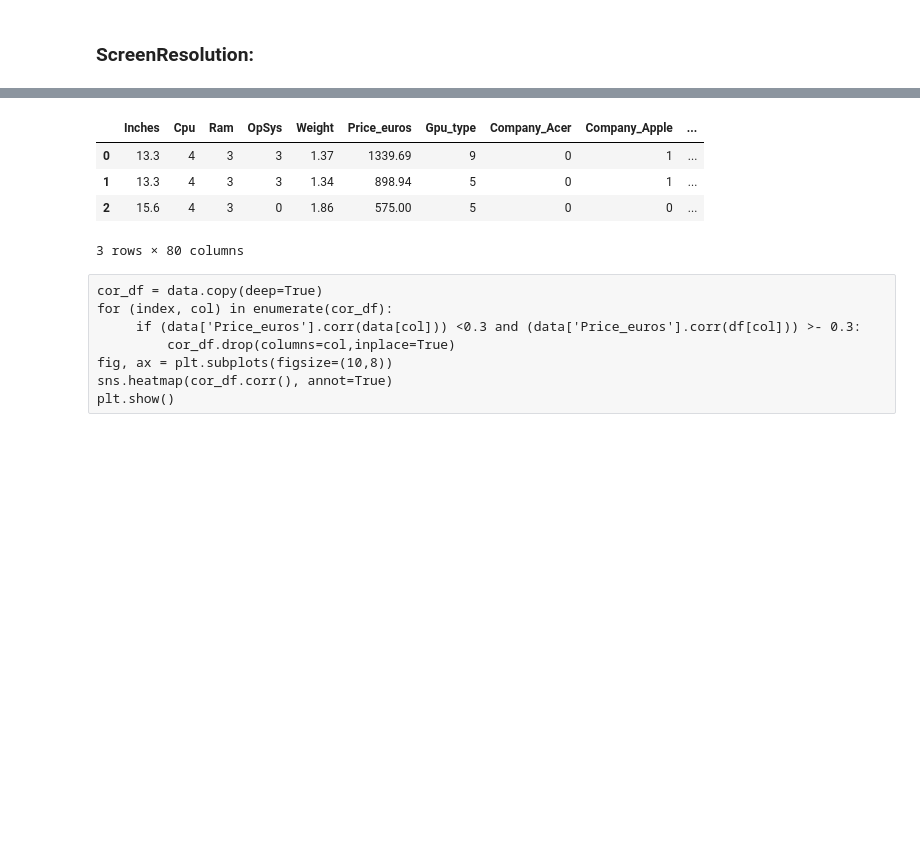
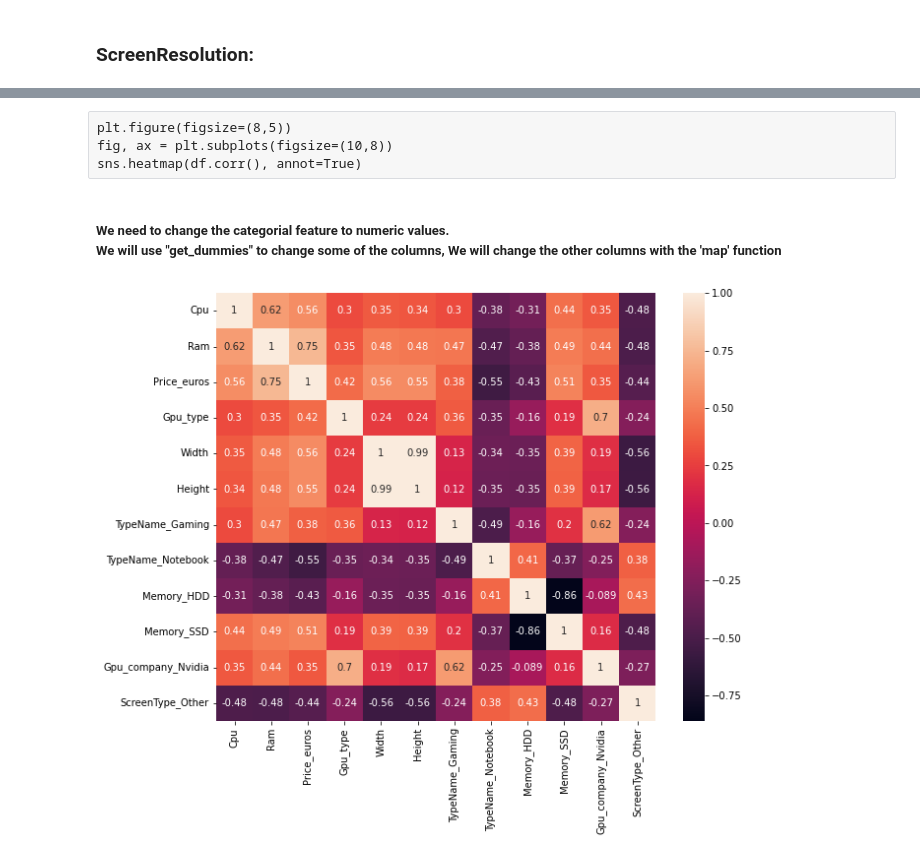
Before and after one commit to NoaAmichai/Laptop-Price-Prediction, a Jupyter notebook: Laptop Price.ipynb, the cells around one changed output, grey strips where cells are left out. Drawn from its saved outputs; the diff is of its cells as text; code cells hidden in the pictures; blank space fills up the shorter version.

```diff
--- a/Laptop Price.ipynb
+++ b/Laptop Price.ipynb
@@ -251,23 +220,39 @@ sns.heatmap(df.corr(), annot=True)
+# %%
+for i,x in enumerate(df['ScreenResolution']):
+    stype = x.split(' ')[0]
+    if stype not in ['IPS','Full','Touchscreen','Quad','4K']:
+        df.loc[i,'ScreenType'] = 'Other'
+    else:
+        df.loc[i,'ScreenType'] = stype
+    width,height = x.split(' ')[-1].split('x')[0],x.split(' ')[-1].split('x')[1]
+    df.loc[i,'Width'] = width
+    df.loc[i,'Height'] = height
+#removing 'ScreenResolution' column
+df.drop(columns = 'ScreenResolution',inplace = True)
+# %%
+df["Height"] = df["Height"].astype('int64')
+df["Width"] = df["Width"].astype('int64')
+# %% [raw]
+plt.figure(figsize=(8,5))
+fig, ax = plt.subplots(figsize=(10,8))
+sns.heatmap(df.corr(), annot=True)
+# %% [markdown]
+##### We need to change the categorial feature  to numeric values.<br> We will use "get_dummies" to change some of the columns, We will change the other columns with the 'map' function<br>
 # %%
 df['Cpu'] = df['Cpu'].map({'Intel Core i7':5, 'Intel Core i5':4, 'Other':3,'AMD':2,'Intel Other':1,'Intel Core i3':0})
-df['Ram'] = df['Ram'].map({64:8, 32:7, 24:6, 16:5, 12:4, 8:3, 6:2 ,4:1,2:0})
 df['OpSys'] = df['OpSys'].map({'MacOS':3, 'WindowsOS':2, 'OtherOS':1, 'No OS':0})
 df['Gpu_type'] = df['Gpu_type'].map({'GTX':11, 'Quadro':10, 'Iris':9, 'FirePro':8, 'GeForce':7, 'UHD':6, 'HD':5,
                                      'Graphics':4,'R17M-M1-70':3,'Radeon':2,'Mali':1,'R4':0})
 # %%
 data = df.copy(deep=True)
-data = pd.get_dummies(df, columns=['Company','TypeName','ScreenResolution','Memory','Gpu_company'])
+data = pd.get_dummies(df, columns=['Company','TypeName','Memory','Gpu_company','ScreenType'])
-# %% [output]
-|  | Inches | Cpu | Ram | OpSys | Weight | Price_euros | Gpu_type | Company_Acer | Company_Apple | ... |
-| 0 | 13.3 | 4 | 3 | 3 | 1.37 | 1339.69 | 9 | 0 | 1 | ... |
-| 1 | 13.3 | 4 | 3 | 3 | 1.34 | 898.94 | 5 | 0 | 1 | ... |
-| 2 | 15.6 | 4 | 3 | 0 | 1.86 | 575.00 | 5 | 0 | 0 | ... |
-3 rows × 80 columns
-# %% [raw]
-cor_df = data.copy(deep=True)
-for (index, col) in enumerate(cor_df):
-     if (data['Price_euros'].corr(data[col])) <0.3 and (data['Price_euros'].corr(df[col])) >- 0.3:
-         cor_df.drop(columns=col,inplace=True)
-fig, ax = plt.subplots(figsize=(10,8))
-sns.heatmap(cor_df.corr(), annot=True)
-plt.show()
+# %%
+cor_df = data.copy(deep=True)
+for (index, col) in enumerate(cor_df):
+     if (data['Price_euros'].corr(data[col])) <0.3 and (data['Price_euros'].corr(data[col])) >- 0.3:
+        cor_df.drop(columns=col,inplace=True)
+fig, ax = plt.subplots(figsize=(10,8))
+sns.heatmap(cor_df.corr(), annot=True)
+plt.show()
+# %% [output]
+[figure, added]
```
Also changed, not shown: parts of 19 cells of this notebook.
